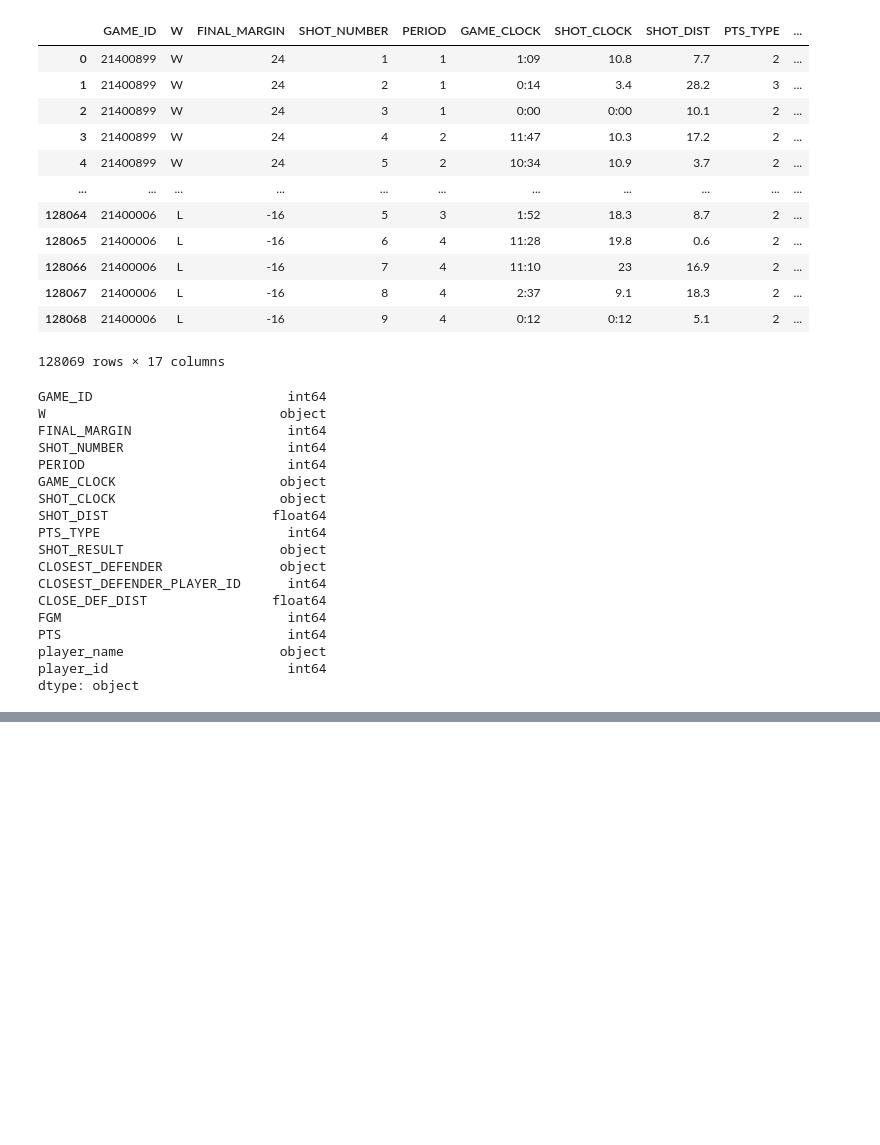
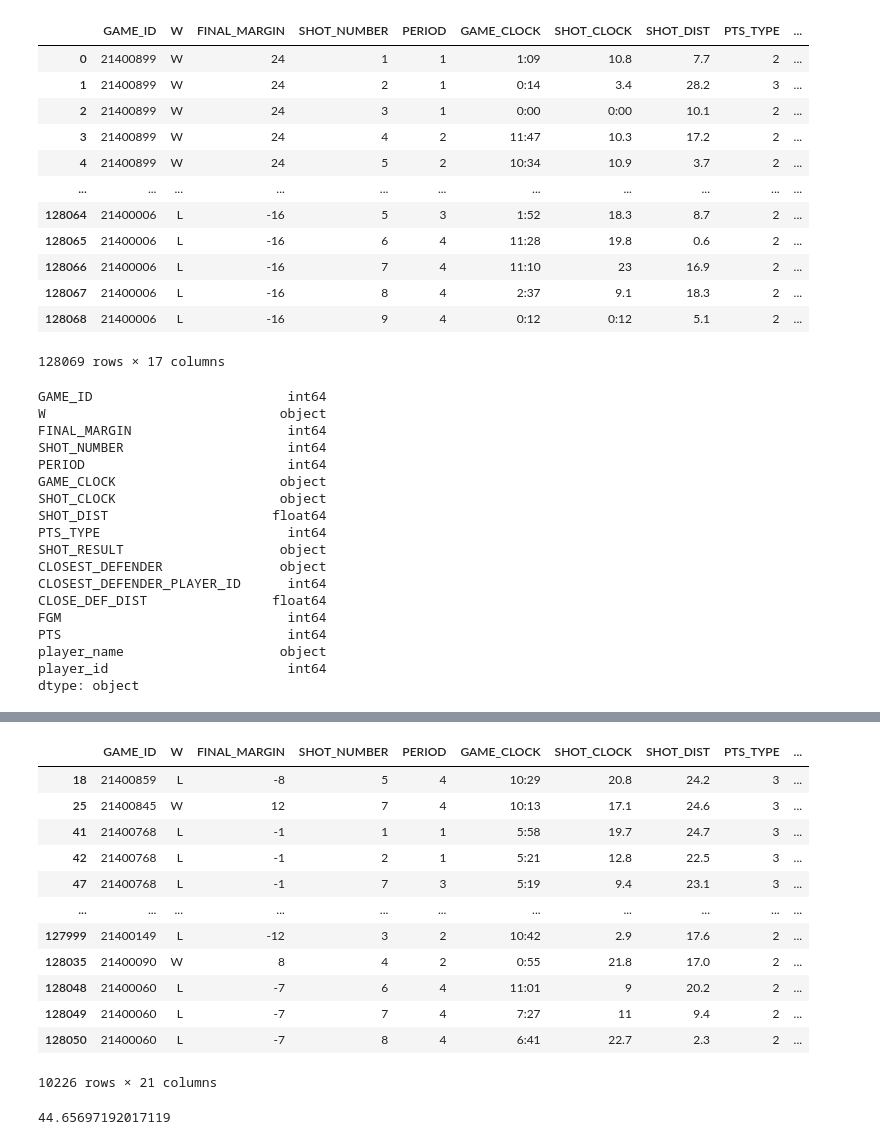
Before and after one commit to briennecole/NBA_Shot_Analysis, a Jupyter notebook: Chelsea Copy.ipynb, the cells around one changed output, grey strips where cells are left out. Cells and saved outputs as stored; diff of their text form; code cells hidden in the pictures; blank space fills up the shorter version.

```diff
--- a/Chelsea Copy.ipynb
+++ b/Chelsea Copy.ipynb
@@ -131,0 +176,24 @@ cleaned_df.to_csv("Resources/Final_nba_df.csv")
+# %%
+#find shots that were made from these open shots
+open_made = open_shots.loc[open_shots["FGM"] == 1]
+open_made
+# %% [output]
+|  | GAME_ID | W | FINAL_MARGIN | SHOT_NUMBER | PERIOD | GAME_CLOCK | SHOT_CLOCK | SHOT_DIST | PTS_TYPE | ... |
+| 18 | 21400859 | L | -8 | 5 | 4 | 10:29 | 20.8 | 24.2 | 3 | ... |
+| 25 | 21400845 | W | 12 | 7 | 4 | 10:13 | 17.1 | 24.6 | 3 | ... |
+| 41 | 21400768 | L | -1 | 1 | 1 | 5:58 | 19.7 | 24.7 | 3 | ... |
+| 42 | 21400768 | L | -1 | 2 | 1 | 5:21 | 12.8 | 22.5 | 3 | ... |
+| 47 | 21400768 | L | -1 | 7 | 3 | 5:19 | 9.4 | 23.1 | 3 | ... |
+| ... | ... | ... | ... | ... | ... | ... | ... | ... | ... | ... |
+| 127999 | 21400149 | L | -12 | 3 | 2 | 10:42 | 2.9 | 17.6 | 2 | ... |
+| 128035 | 21400090 | W | 8 | 4 | 2 | 0:55 | 21.8 | 17.0 | 2 | ... |
+| 128048 | 21400060 | L | -7 | 6 | 4 | 11:01 | 9 | 20.2 | 2 | ... |
+| 128049 | 21400060 | L | -7 | 7 | 4 | 7:27 | 11 | 9.4 | 2 | ... |
+| 128050 | 21400060 | L | -7 | 8 | 4 | 6:41 | 22.7 | 2.3 | 2 | ... |
+10226 rows × 21 columns
+# %%
+#percentage made
+percentage_open_made = len(open_made)/ len(open_shots) *100
+percentage_open_made
+# %% [output]
+44.65697192017119
```
Also changed, not shown: parts of 18 cells of this notebook, 1 other file.
